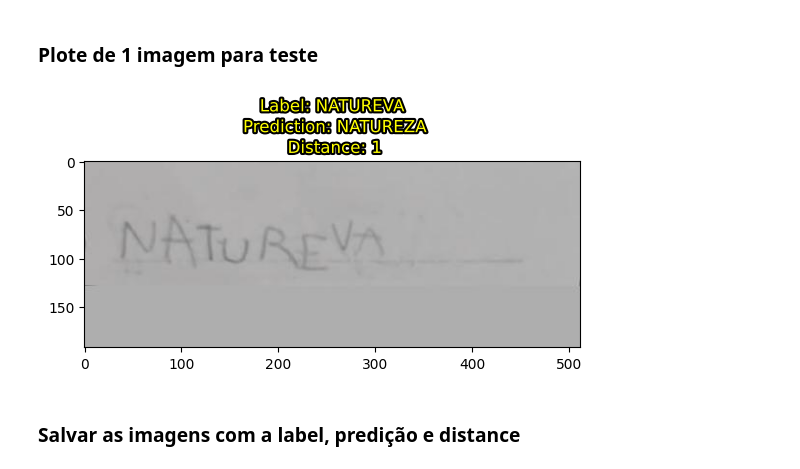
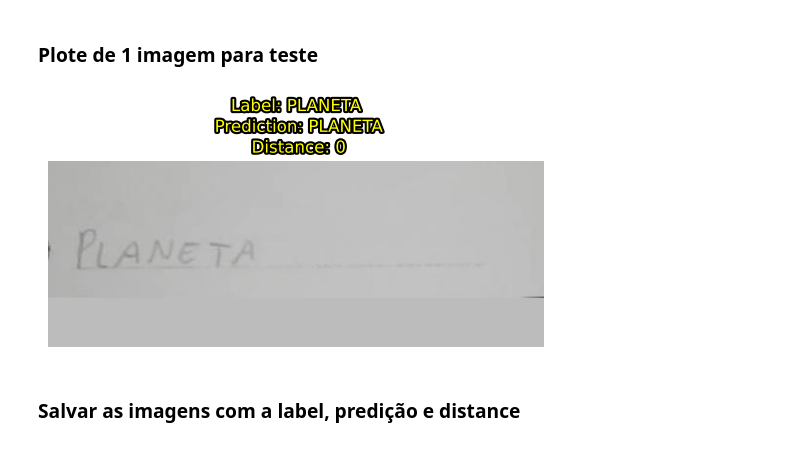
Before and after one commit to lucass235/Transcricao_de_Caligrafia, a Jupyter notebook: manuscrito_alunos/predict.ipynb, the cells around one changed output. Saved outputs shown, nothing was run; the diff lists cells and outputs as text; code cells hidden in the pictures.

Commit message:
update predict

```diff
--- a/manuscrito_alunos/predict.ipynb
+++ b/manuscrito_alunos/predict.ipynb
@@ -93,19 +93,21 @@ def save_image(image, image_path, label, prediction_text, distance):
 ### Plote de 1 imagem para teste
 # %%
 # plotar apenas uma imagem para teste
-image_path = df['ID'].iloc[10]
+image_path = df['ID'].iloc[1]
 image = cv2.imread(image_path)
-text = model.predict(image)
-result = get_cer(df['Label'].iloc[10].upper(), text.upper())
+predict = model.predict(image)
+label = df['Label'].iloc[1]
+result = get_cer(label.upper(), predict.upper())
 if isinstance(result, float):
     cer = result
     distance = None  # Defina um valor padrão para a distância, se necessário
 else:
     cer, distance = result
 plt.imshow(image)
-plt.title(f"Label: {df['Label'].iloc[10]}\n Prediction: {text}\n Distance: {distance}", color='yellow', path_effects=[patheffects.withStroke(linewidth=3, foreground='black')]);
+plt.axis('off')
+plt.title(f"Label: {label.upper()}\n Prediction: {predict}\n Distance: {distance}", color='yellow', path_effects=[patheffects.withStroke(linewidth=3, foreground='black')]);
 # %% [output]
-[figure, old version]
+[figure, new version]
 # %% [markdown]
 ### Salvar as imagens com a label, predição e distance
 # %%
```
Also changed, not shown: parts of 1 cell of this notebook.
